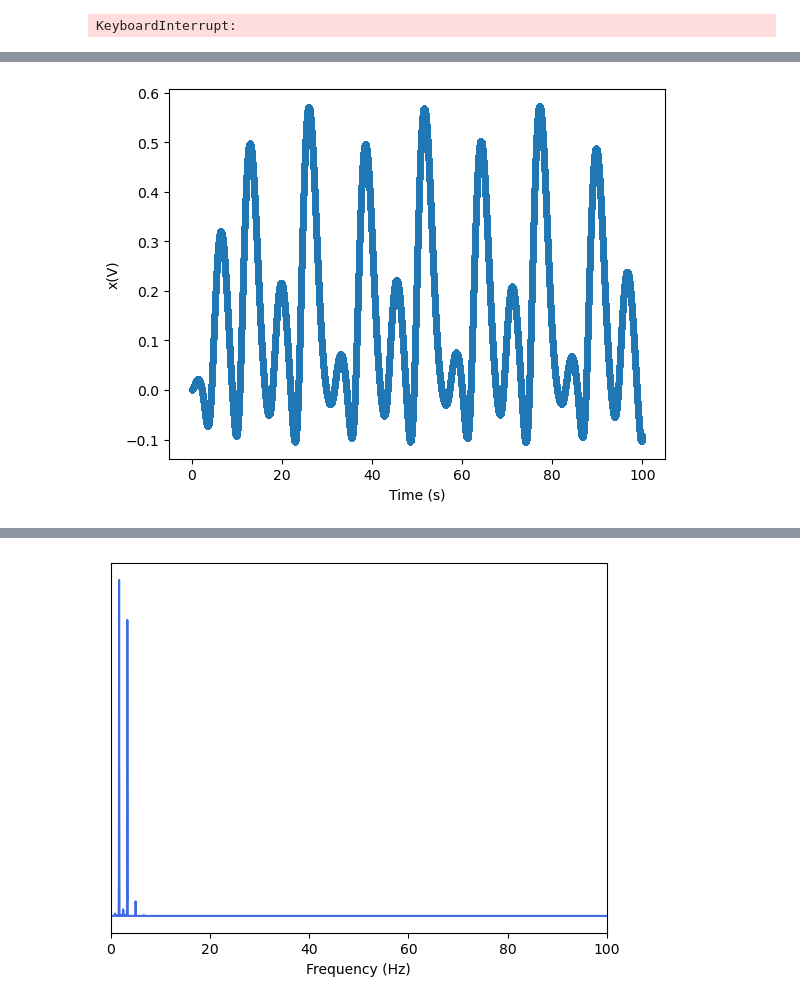
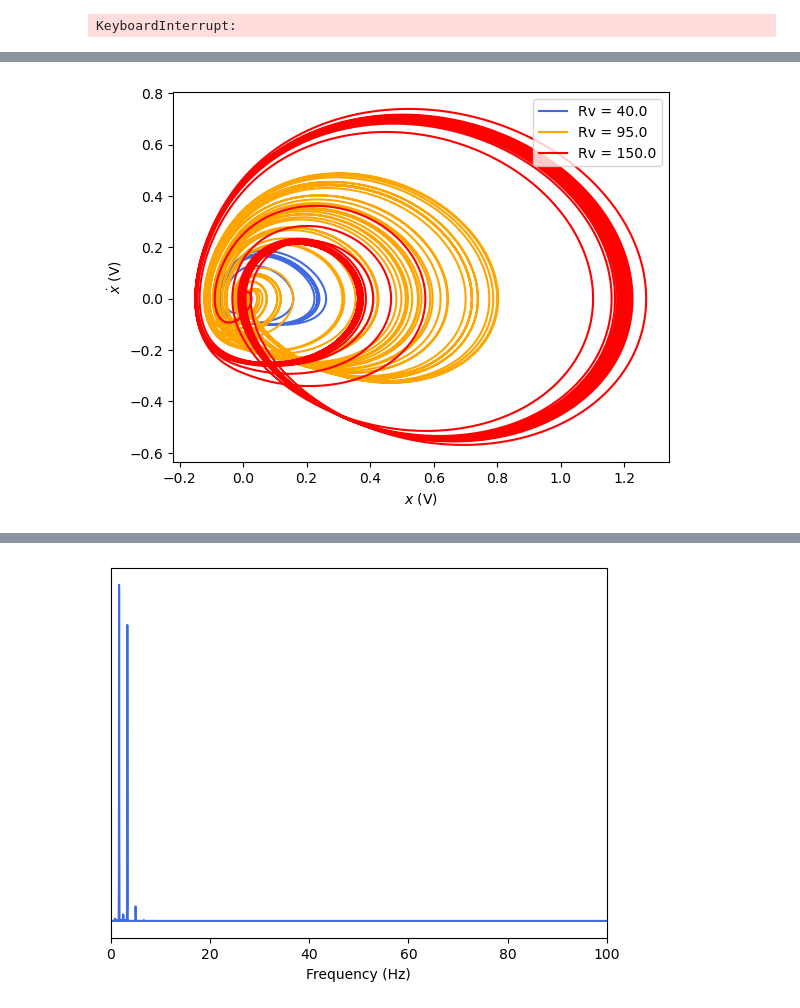
Before and after one commit to toby231/physics_reports, a Jupyter notebook: Chaotic Pendulum/Code/model.ipynb, the cells around one changed output, grey strips where cells are left out. Cells and saved outputs as stored; diff of their text form; code cells hidden in the pictures.

```diff
--- a/Chaotic Pendulum/Code/model.ipynb
+++ b/Chaotic Pendulum/Code/model.ipynb
@@ -76,15 +141,15 @@ Rv_values = []
 peaks_voltages = []
 
 for i in Rv_range:
-    t,x = rk4(f,i)
-    voltage = x[:,0]
-    peaks, _ = sig.find_peaks(voltage)
+    time,x,_ = rk4(Rv=i)
+    voltages = x[:,0]
+    peaks, _ = sig.find_peaks(voltages)
     peak_values = voltage[peaks]
 
     Rv_values.extend([i]*len(peak_values))
     peaks_voltages.extend(peak_values)
 
-plt.scatter(Rv_values,peaks_voltages,marker='.',color='lightgrey')
+plt.scatter(Rv_values,peaks_voltages,s=3,color='lightgrey',alpha=0.5)
 plt.xlabel(r'$R_v(k\Omega)$')
 plt.ylabel("x(V)")
 # %% [output]
@@ -121,8 +157,10 @@ ani.save("../Model_Figures/voltage_animation.gif", writer="pillow", fps=10)
 # %%
-t,x = rk4(f,80)
+n = 3
+Rv_range = np.linspace(40,150,n)
 
-plt.scatter(x[:,0],x[:,1],marker='.',color='royalblue')
-plt.xlabel(r'$x$ (V)')
-plt.ylabel(r"$\dot{x}$ (V)")
-plt.savefig('../Model_Figures/phase_plot_80k',bbox_inches = 'tight')
-plt.show()
+V = [[] for i in range(n)]
+
+for i in range(len(Rv_range)):
+    t,x,Rv = rk4(Rv=Rv_range[i])
+    V[i].append(x[:,0])
+    V[i].append(x[:,1])
@@ -131,10 +167,10 @@ plt.show()
-# %%
-t, x = rk4(f,70)
-result = x[:,0]
-
-plt.scatter(t,result,marker='.')
-plt.xlabel('Time (s)')
-plt.ylabel("x(V)")
-plt.show()
-# %% [output]
-[figure, removed]
+# %%
+color = ['royalblue','orange','red']
+for i in range(n):
+    plt.plot(V[i][0],V[i][1],c=color[i],label=f'Rv = {Rv_range[i]}')
+plt.legend()
+plt.ylabel(r"$\dot{x}$ (V)")
+plt.xlabel(r"$x$ (V)")
+plt.show()
+# %% [output]
+[figure, added]
```
Also changed, not shown: parts of 11 cells of this notebook, 21 other files.
